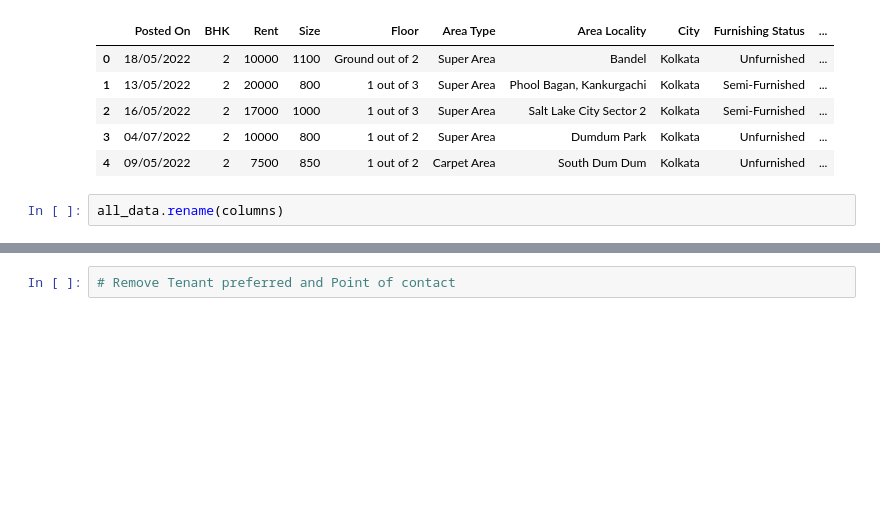
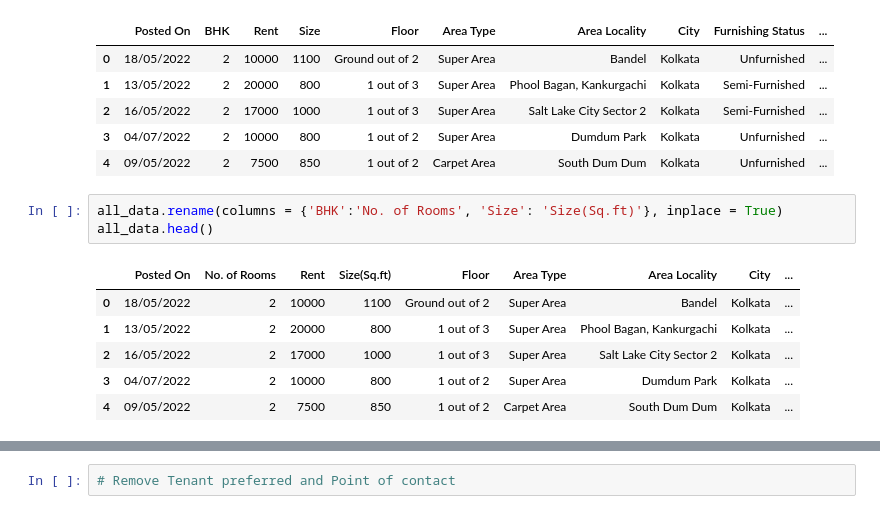
Before and after one commit to Elisha-George/Rent-Prediction__Using-Data-Science, a Jupyter notebook: IDS_Pandas_File.ipynb, the cells around one changed output, grey strips where cells are left out. Saved outputs shown, nothing was run; the diff lists cells and outputs as text; blank space fills up the shorter version.

```diff
--- a/IDS_Pandas_File.ipynb
+++ b/IDS_Pandas_File.ipynb
@@ -84,5 +84,13 @@ all_data.head()
 | 2 | 16/05/2022 | 2 | 17000 | 1000 | 1 out of 3 | Super Area | Salt Lake City Sector 2 | Kolkata | Semi-Furnished | ... |
 | 3 | 04/07/2022 | 2 | 10000 | 800 | 1 out of 2 | Super Area | Dumdum Park | Kolkata | Unfurnished | ... |
 | 4 | 09/05/2022 | 2 | 7500 | 850 | 1 out of 2 | Carpet Area | South Dum Dum | Kolkata | Unfurnished | ... |
-# %%
-all_data.rename(columns)
+# %%
+all_data.rename(columns = {'BHK':'No. of Rooms', 'Size': 'Size(Sq.ft)'}, inplace = True)
+all_data.head()
+# %% [output]
+|  | Posted On | No. of Rooms | Rent | Size(Sq.ft) | Floor | Area Type | Area Locality | City | ... |
+| 0 | 18/05/2022 | 2 | 10000 | 1100 | Ground out of 2 | Super Area | Bandel | Kolkata | ... |
+| 1 | 13/05/2022 | 2 | 20000 | 800 | 1 out of 3 | Super Area | Phool Bagan, Kankurgachi | Kolkata | ... |
+| 2 | 16/05/2022 | 2 | 17000 | 1000 | 1 out of 3 | Super Area | Salt Lake City Sector 2 | Kolkata | ... |
+| 3 | 04/07/2022 | 2 | 10000 | 800 | 1 out of 2 | Super Area | Dumdum Park | Kolkata | ... |
+| 4 | 09/05/2022 | 2 | 7500 | 850 | 1 out of 2 | Carpet Area | South Dum Dum | Kolkata | ... |
```
Also changed, not shown: parts of 6 cells of this notebook.
